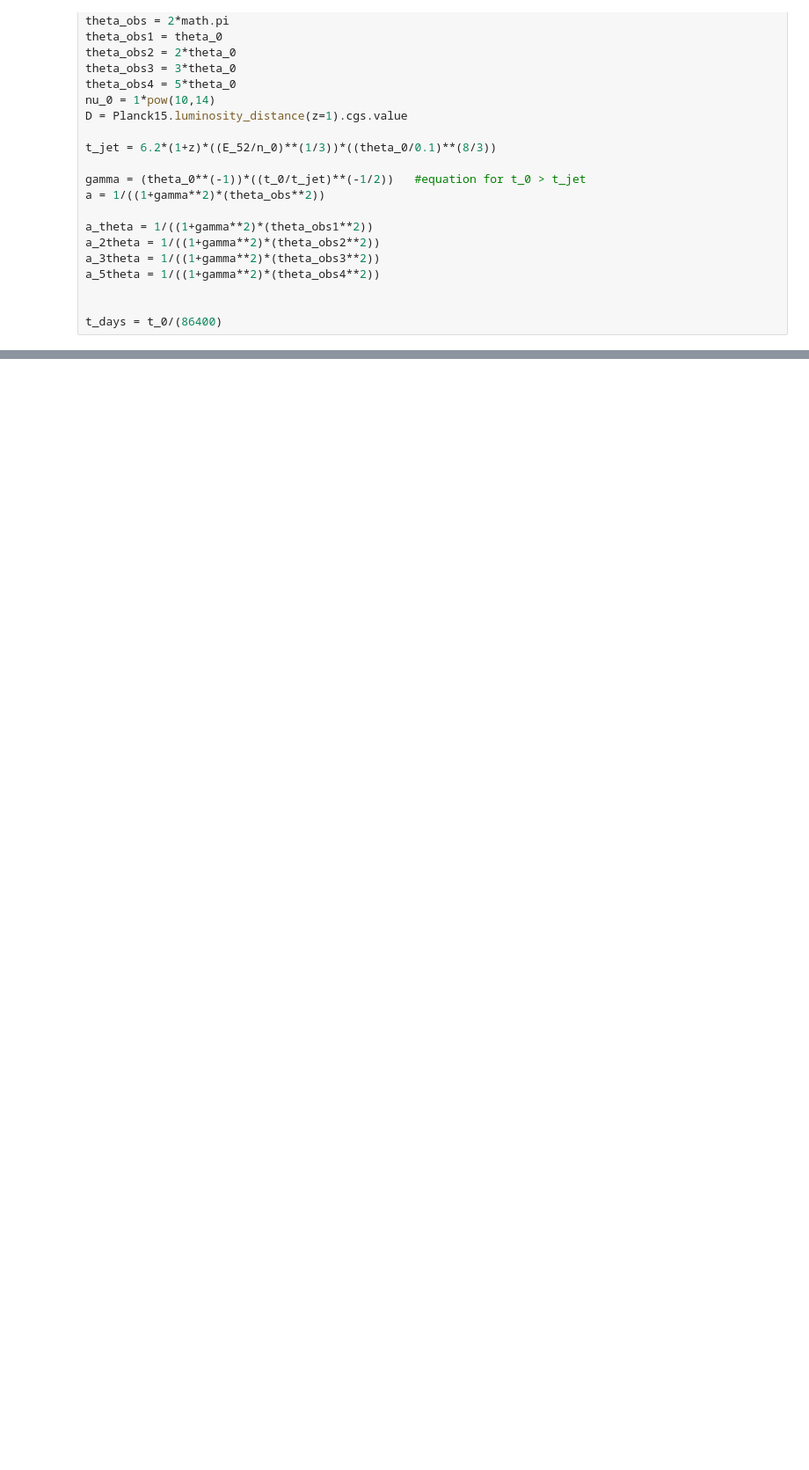
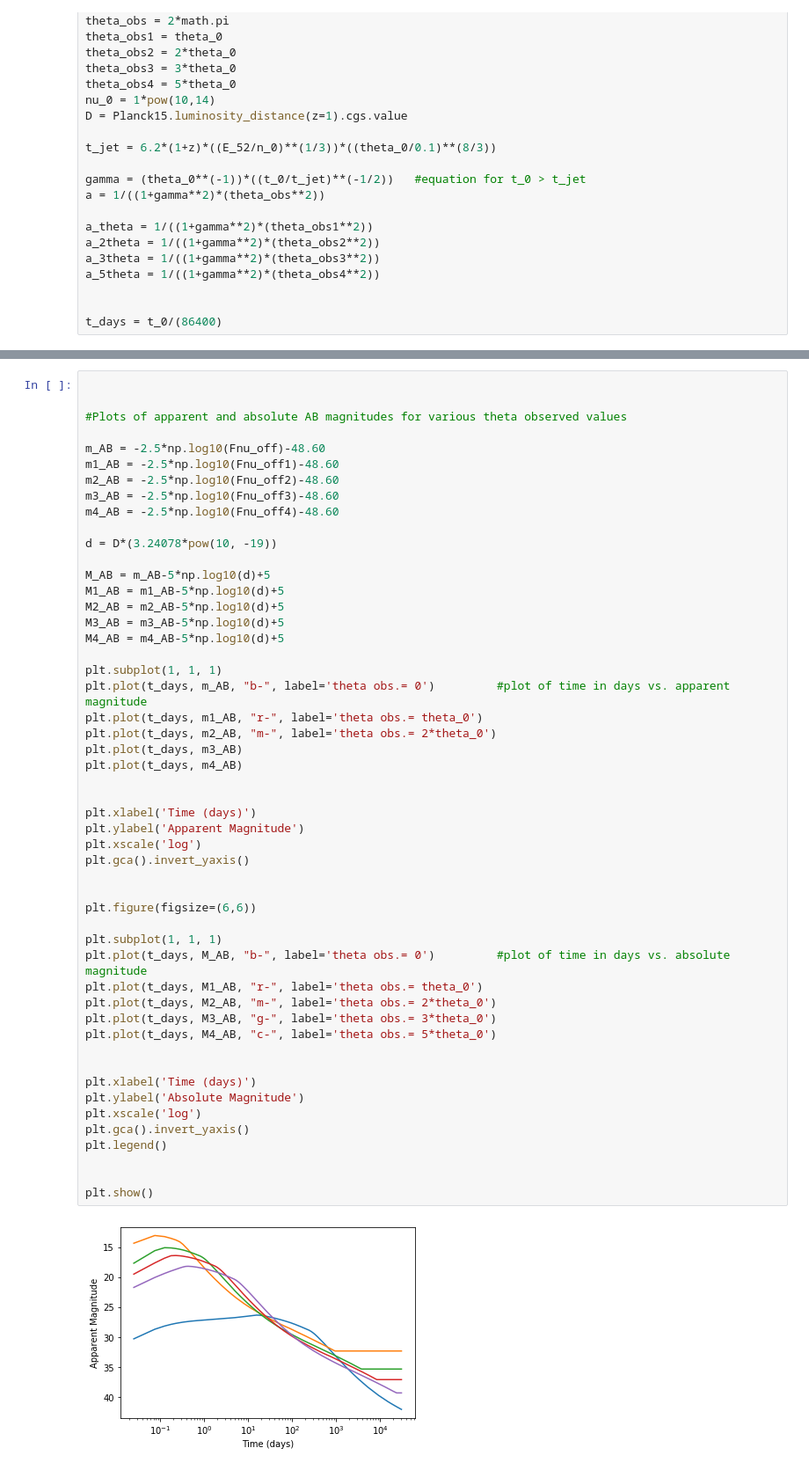
Before and after one commit to caitlin-king/summer-project, a Jupyter notebook: Off-Axis_curve_arbitrary_values.ipynb, the cells around one changed output, grey strips where cells are left out. Shown at 88% size. Saved outputs shown, nothing was run; the diff lists cells and outputs as text; blank space fills up the shorter version.

```diff
--- a/Off-Axis_curve_arbitrary_values.ipynb
+++ b/Off-Axis_curve_arbitrary_values.ipynb
@@ -79,0 +94,53 @@ plt.legend()
+# %%
+
+
+#Plots of apparent and absolute AB magnitudes for various theta observed values
+
+m_AB = -2.5*np.log10(Fnu_off)-48.60
+m1_AB = -2.5*np.log10(Fnu_off1)-48.60
+m2_AB = -2.5*np.log10(Fnu_off2)-48.60
+m3_AB = -2.5*np.log10(Fnu_off3)-48.60
+m4_AB = -2.5*np.log10(Fnu_off4)-48.60
+
+d = D*(3.24078*pow(10, -19))
+
+M_AB = m_AB-5*np.log10(d)+5
+M1_AB = m1_AB-5*np.log10(d)+5
+M2_AB = m2_AB-5*np.log10(d)+5
+M3_AB = m3_AB-5*np.log10(d)+5
+M4_AB = m4_AB-5*np.log10(d)+5
+
+plt.subplot(1, 1, 1)
+plt.plot(t_days, m_AB, "b-", label='theta obs.= 0')         #plot of time in days vs. apparent magnitude
+plt.plot(t_days, m1_AB, "r-", label='theta obs.= theta_0')
+plt.plot(t_days, m2_AB, "m-", label='theta obs.= 2*theta_0')
+plt.plot(t_days, m3_AB)
+plt.plot(t_days, m4_AB)
+
+
+plt.xlabel('Time (days)')
+plt.ylabel('Apparent Magnitude')
+plt.xscale('log')
+plt.gca().invert_yaxis()
+
+
+plt.figure(figsize=(6,6))
+
+plt.subplot(1, 1, 1)
+plt.plot(t_days, M_AB, "b-", label='theta obs.= 0')         #plot of time in days vs. absolute magnitude
+plt.plot(t_days, M1_AB, "r-", label='theta obs.= theta_0')
+plt.plot(t_days, M2_AB, "m-", label='theta obs.= 2*theta_0')
+plt.plot(t_days, M3_AB, "g-", label='theta obs.= 3*theta_0')
+plt.plot(t_days, M4_AB, "c-", label='theta obs.= 5*theta_0')
+
+
+plt.xlabel('Time (days)')
+plt.ylabel('Absolute Magnitude')
+plt.xscale('log')
+plt.gca().invert_yaxis()
+plt.legend()
+
+
+plt.show()
+# %% [output]
+[figure, added]
```
Also changed, not shown: parts of 3 cells of this notebook.
